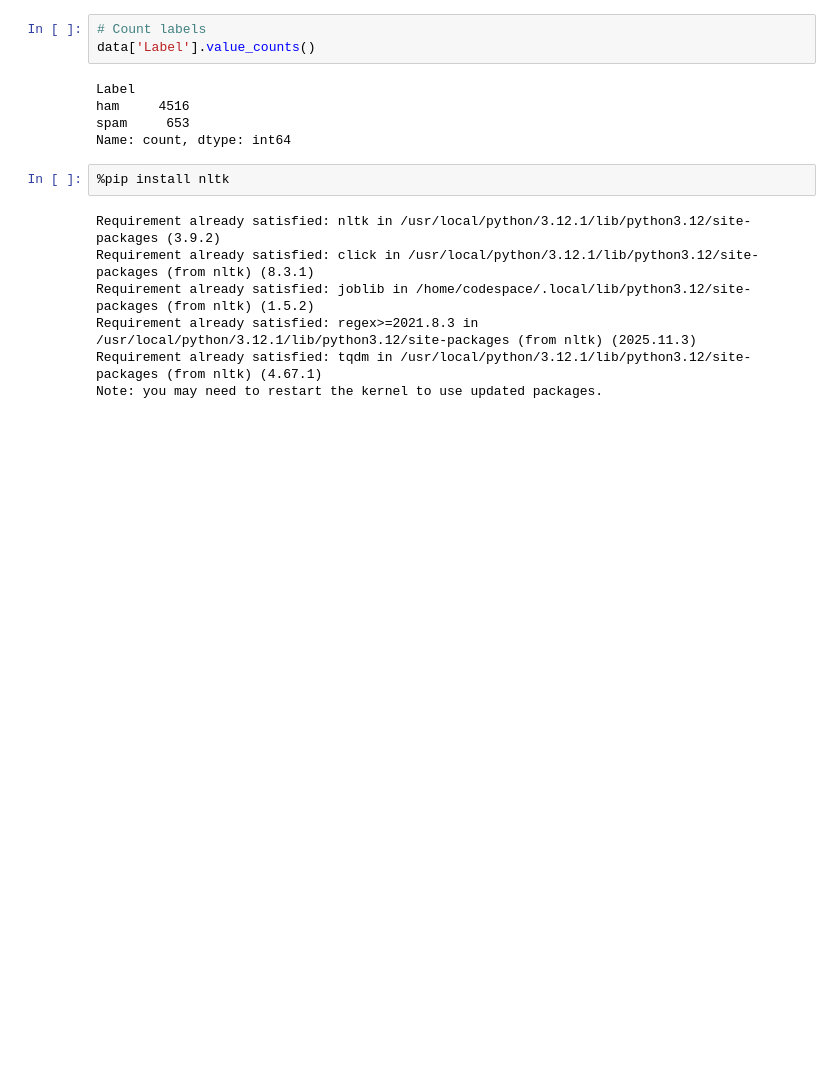
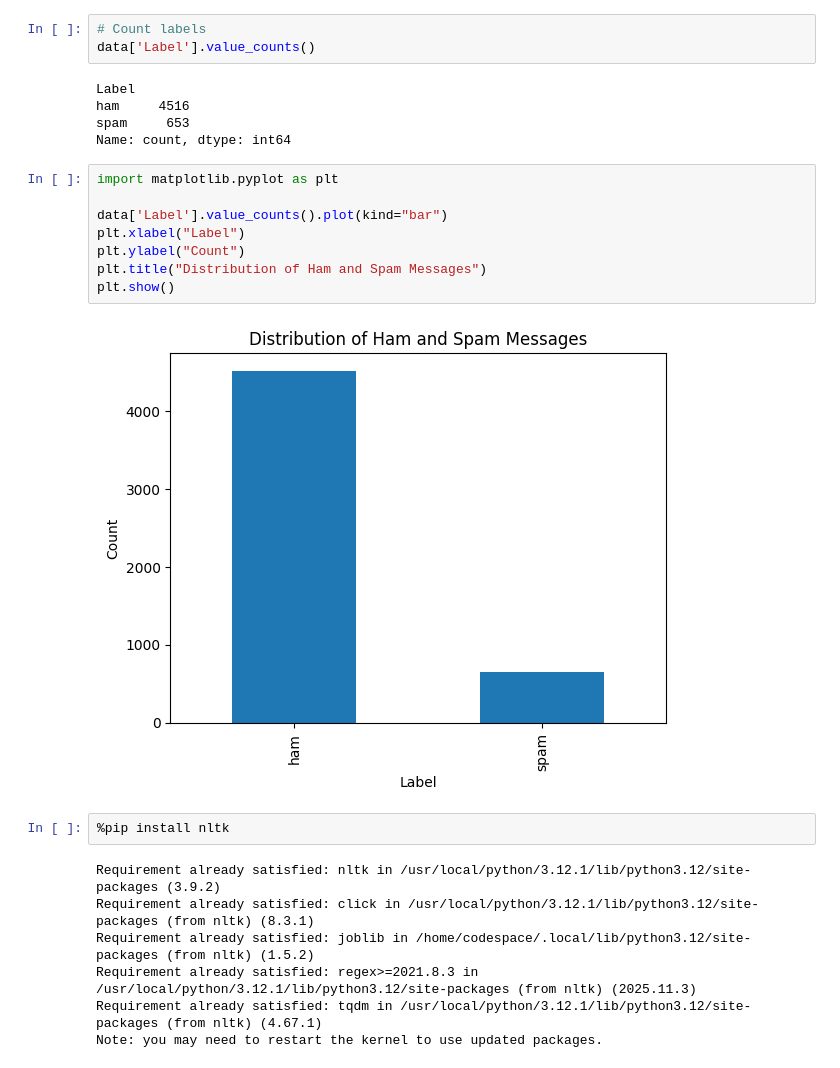
Before and after one commit to Sumitkc74/ds620-tp-spam-detection, a Jupyter notebook: spamassassin_spam_detection.ipynb, the cells around one changed output. Drawn from its saved outputs; the diff is of its cells as text; blank space fills up the shorter version.

```diff
--- a/spamassassin_spam_detection.ipynb
+++ b/spamassassin_spam_detection.ipynb
@@ -74,6 +74,16 @@ Label
 ham     4516
 spam     653
 Name: count, dtype: int64
+# %%
+import matplotlib.pyplot as plt
+
+data['Label'].value_counts().plot(kind="bar")
+plt.xlabel("Label")
+plt.ylabel("Count")
+plt.title("Distribution of Ham and Spam Messages")
+plt.show()
+# %% [output]
+[figure, added]
 # %%
 %pip install nltk
 # %% [output]
```
Also changed, not shown: parts of 18 cells of this notebook.
